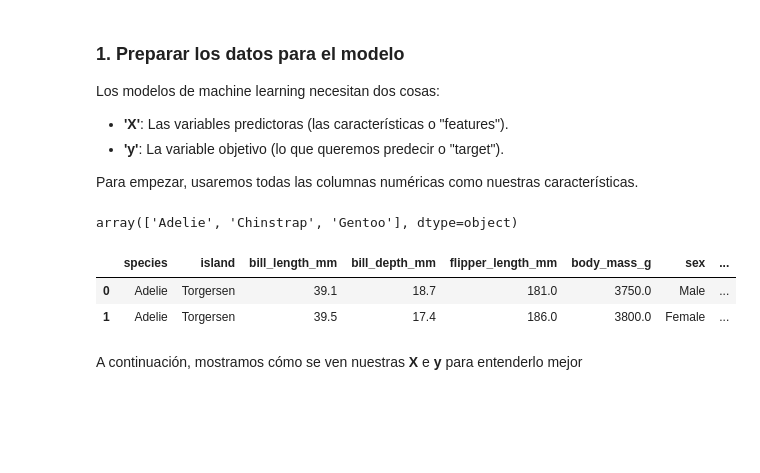
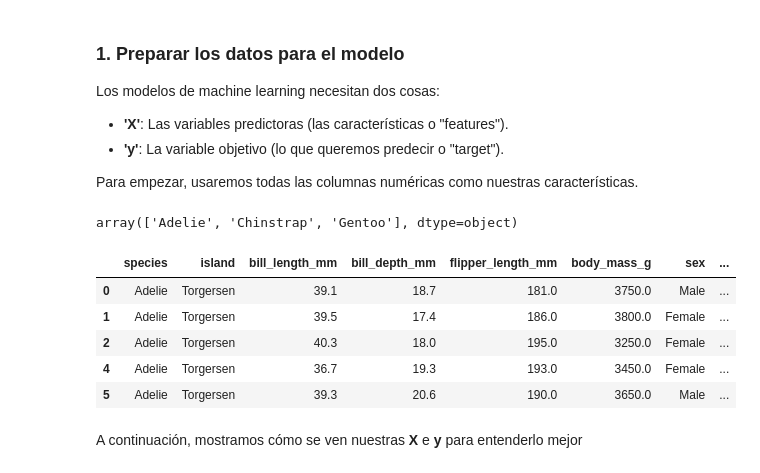
Before and after one commit to jmrodriguez2552/CEDAPY_25_26, a Jupyter notebook: ANALISIS_DATOS_PYTHON/NOTEBOOKS/EJERCICIOS/5101_EJERCICIO-3_EDA_Pinguinos.ipynb, the cells around one changed output. Cells and saved outputs as stored; diff of their text form; code cells hidden in the pictures; blank space fills up the shorter version.

```diff
--- a/ANALISIS_DATOS_PYTHON/NOTEBOOKS/EJERCICIOS/5101_EJERCICIO-3_EDA_Pinguinos.ipynb
+++ b/ANALISIS_DATOS_PYTHON/NOTEBOOKS/EJERCICIOS/5101_EJERCICIO-3_EDA_Pinguinos.ipynb
@@ -234,12 +234,18 @@ array(['Adelie', 'Chinstrap', 'Gentoo'], dtype=object)
 # %%
 map_target_class = {'Adelie': 0, 'Chinstrap': 1, 'Gentoo': 2}
 
 df['species_numerical'] = df['species'].map(map_target_class)
-df.head(2)
+df.head()
+#especie_buscada = 'Chinstrap'
+#df_especie_concreta = df[df['species'] == especie_buscada]
+#df_especie_concreta.head()
 # %% [output]
 |  | species | island | bill_length_mm | bill_depth_mm | flipper_length_mm | body_mass_g | sex | ... |
 | 0 | Adelie | Torgersen | 39.1 | 18.7 | 181.0 | 3750.0 | Male | ... |
 | 1 | Adelie | Torgersen | 39.5 | 17.4 | 186.0 | 3800.0 | Female | ... |
+| 2 | Adelie | Torgersen | 40.3 | 18.0 | 195.0 | 3250.0 | Female | ... |
+| 4 | Adelie | Torgersen | 36.7 | 19.3 | 193.0 | 3450.0 | Female | ... |
+| 5 | Adelie | Torgersen | 39.3 | 20.6 | 190.0 | 3650.0 | Male | ... |
 # %%
 from sklearn.linear_model import LogisticRegression
 from sklearn.metrics import classification_report, confusion_matrix
```
Also changed, not shown: parts of 3 cells of this notebook, 3 other files.
